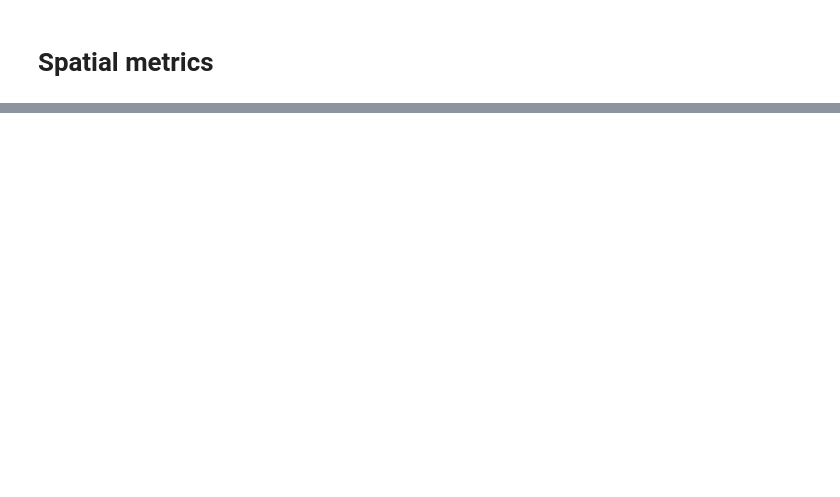
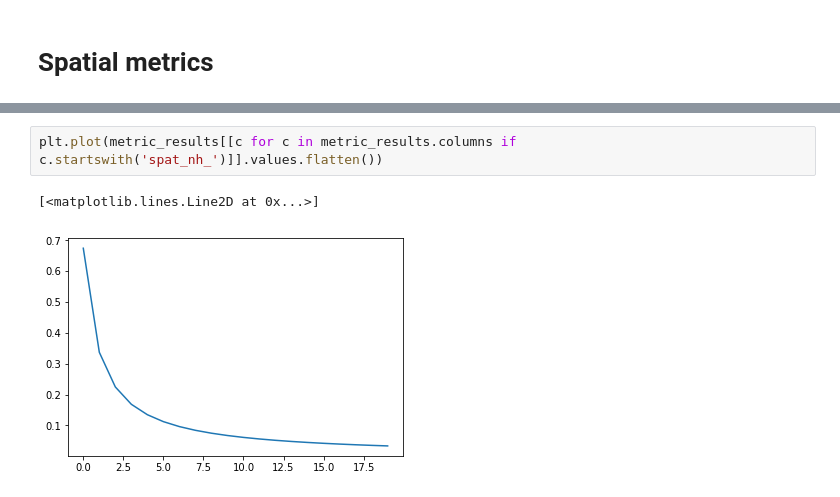
Before and after one commit to EduardoVernier/dynamic-projections, a Jupyter notebook: Metrics/template.ipynb, the cells around one changed output, grey strips where cells are left out. Drawn from its saved outputs; the diff is of its cells as text; blank space fills up the shorter version.

```diff
--- a/Metrics/template.ipynb
+++ b/Metrics/template.ipynb
@@ -257,0 +319,5 @@ metric_results.to_csv('./Metrics/Results/{}.csv'.format(dataset_id))
+# %%
+plt.plot(metric_results[[c for c in metric_results.columns if c.startswith('spat_nh_')]].values.flatten())
+# %% [output]
+[<matplotlib.lines.Line2D at 0x...>]
+[figure, added]
```
Also changed, not shown: parts of 13 cells of this notebook.
